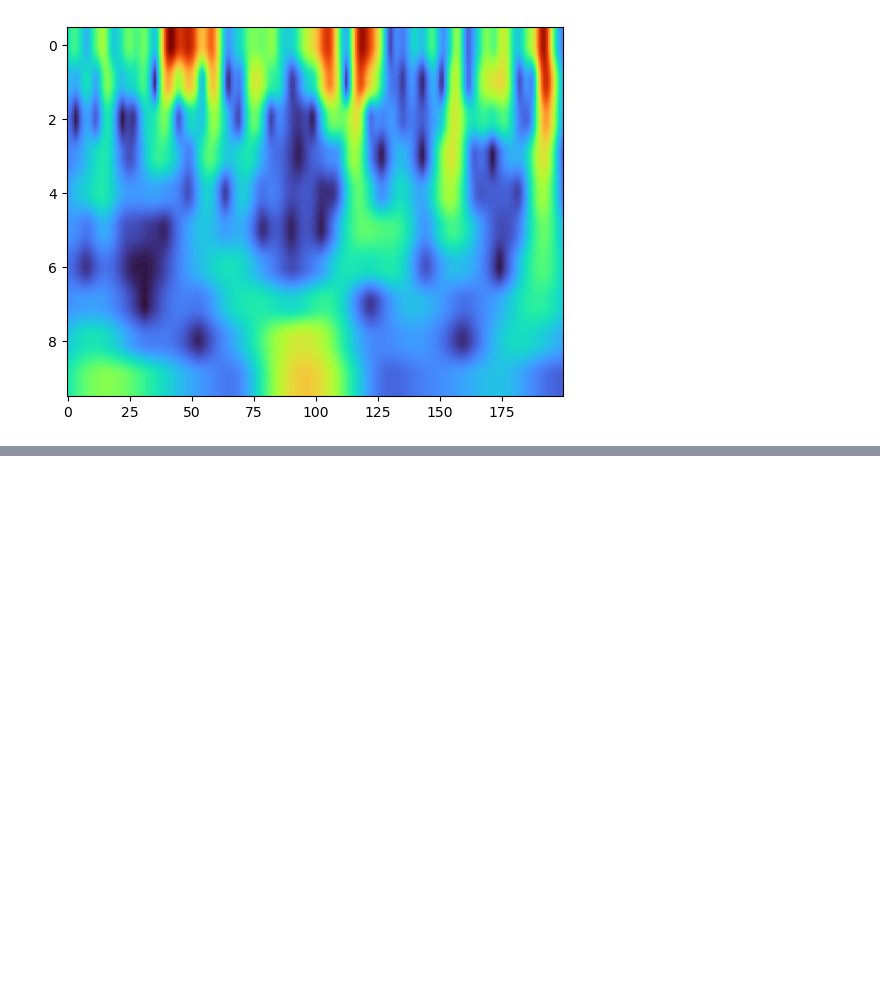
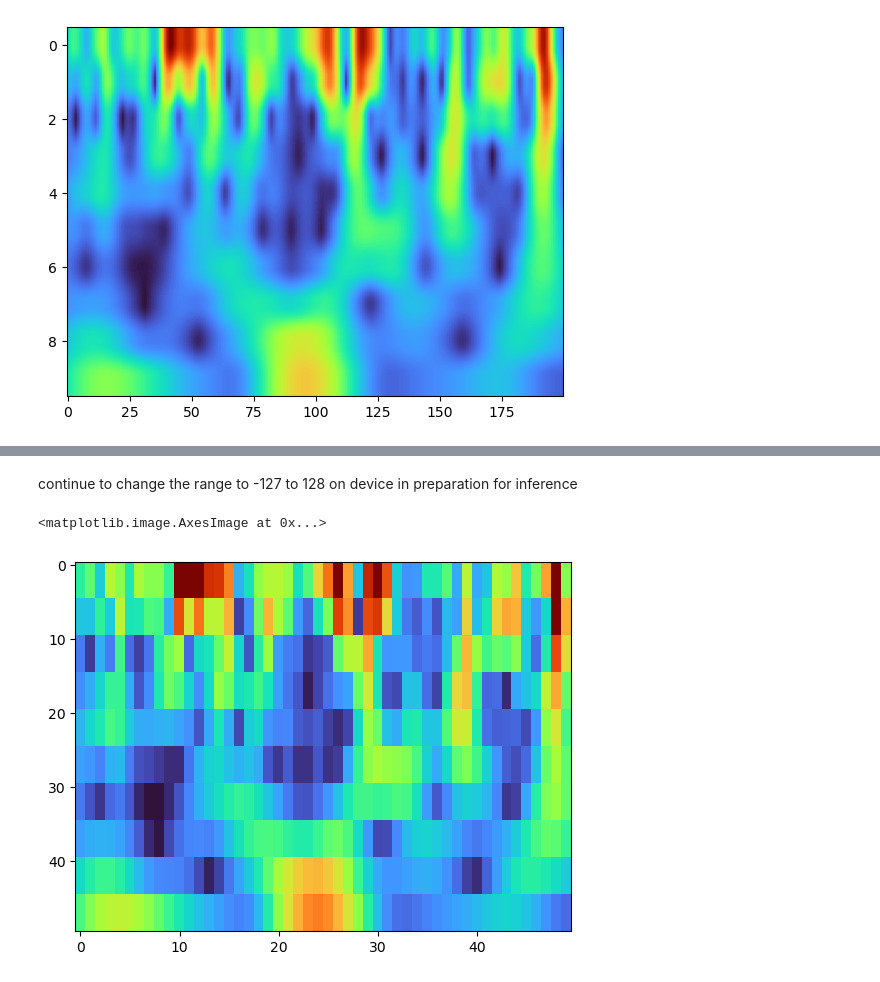
Before and after one commit to bitmorse/bearings-max78000, a Jupyter notebook: firmware/synthed_net/bearingnet/cwt_verification/cwt_bearings.ipynb, the cells around one changed output, grey strips where cells are left out. Cells and saved outputs as stored; diff of their text form; code cells hidden in the pictures; blank space fills up the shorter version.

```diff
--- a/firmware/synthed_net/bearingnet/cwt_verification/cwt_bearings.ipynb
+++ b/firmware/synthed_net/bearingnet/cwt_verification/cwt_bearings.ipynb
@@ -290,0 +303,10 @@ Deprecated in NumPy 1.20; for more details and guidance: https://numpy.org/devdo
+# %% [markdown]
+continue to change the range to -127 to 128 on device in preparation for inference
+# %%
+#load string
+first_normal_np = np.loadtxt('on_device_image_int8.txt')
+
+plt.imshow(first_normal_np, aspect='auto', cmap='turbo')
+# %% [output]
+<matplotlib.image.AxesImage at 0x...>
+[figure, added]
```
Also changed, not shown: parts of 3 cells of this notebook, 4 other files.
